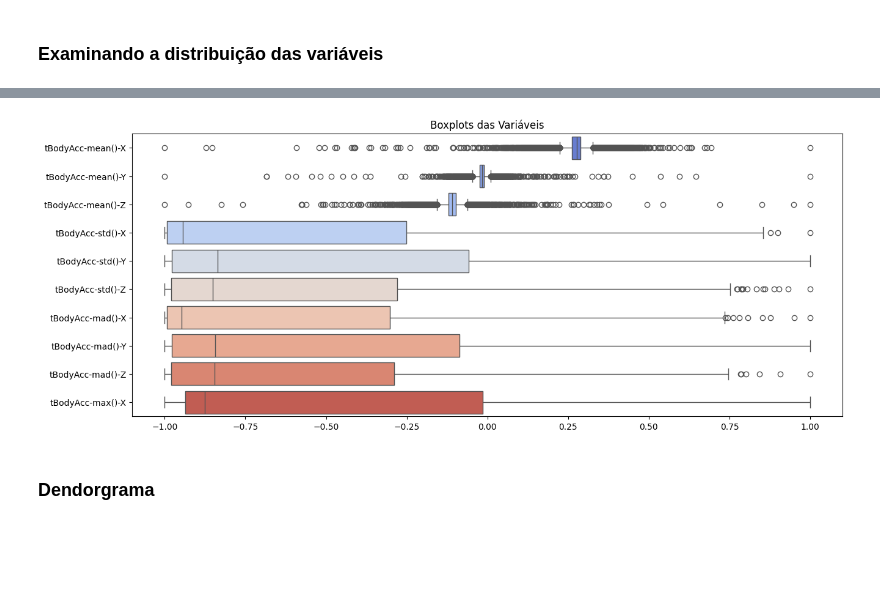
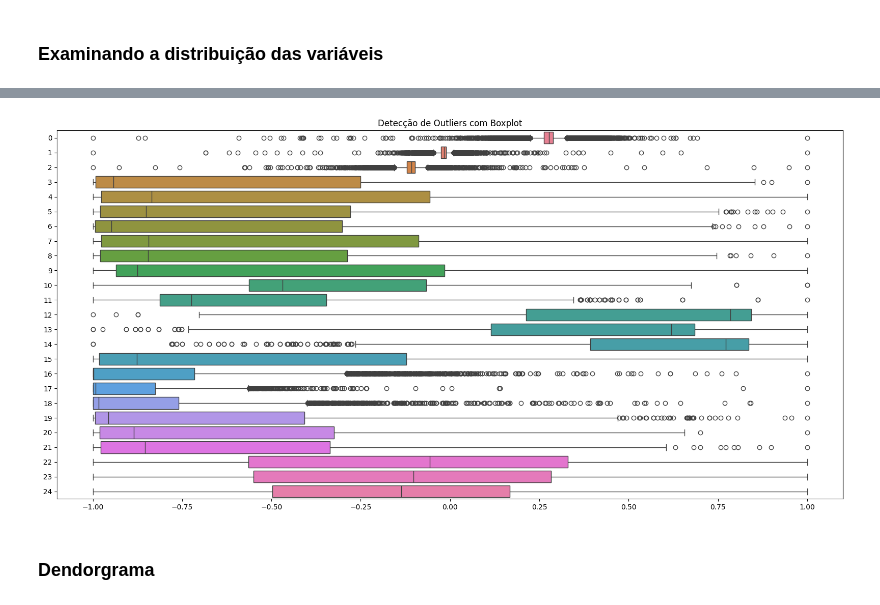
Before and after one commit to aureliodeboa/Restic-K-means, a Jupyter notebook: Atividade2Restic.ipynb, the cells around one changed output, grey strips where cells are left out. Cells and saved outputs as stored; diff of their text form; code cells hidden in the pictures; blank space fills up the shorter version.

Commit message:
feat: adds boxplot with outliers

```diff
--- a/Atividade2Restic.ipynb
+++ b/Atividade2Restic.ipynb
@@ -138,11 +156,11 @@ sample_X = X.iloc[:, :10]  # Seleciona as 10 primeiras variáveis para exemplo
 # %%
-# Para identificar outliers
-plt.figure(figsize=(15, 6))
-sns.boxplot(data=sample_X, orient='h', palette='coolwarm')
-plt.title('Boxplots das Variáveis')
+plt.figure(figsize=(16, 8))
+sns.boxplot(data=X.iloc[:,:25], orient='h')
+plt.title("Detecção de Outliers com Boxplot")
+plt.tight_layout()
 plt.show()
 # %% [output]
-[figure, old version]
+[figure, new version]
 # %% [markdown]
 ### Dendorgrama
 # %%
```
Also changed, not shown: parts of 23 cells of this notebook.
